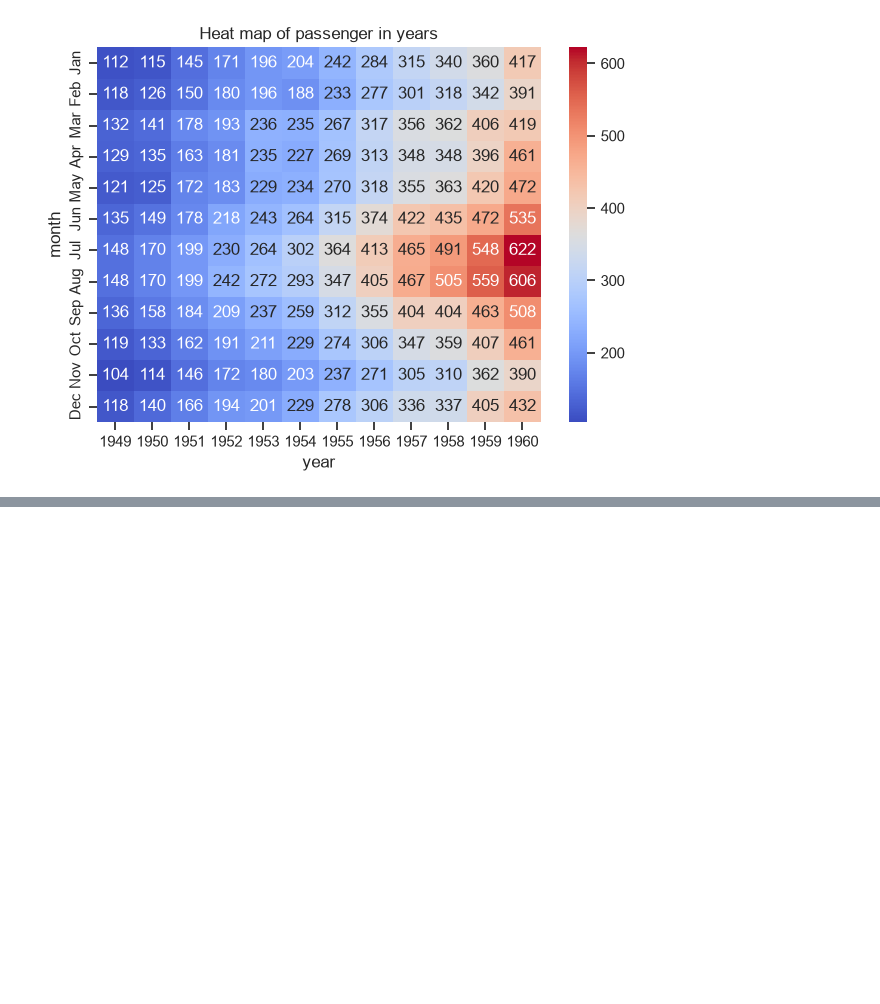
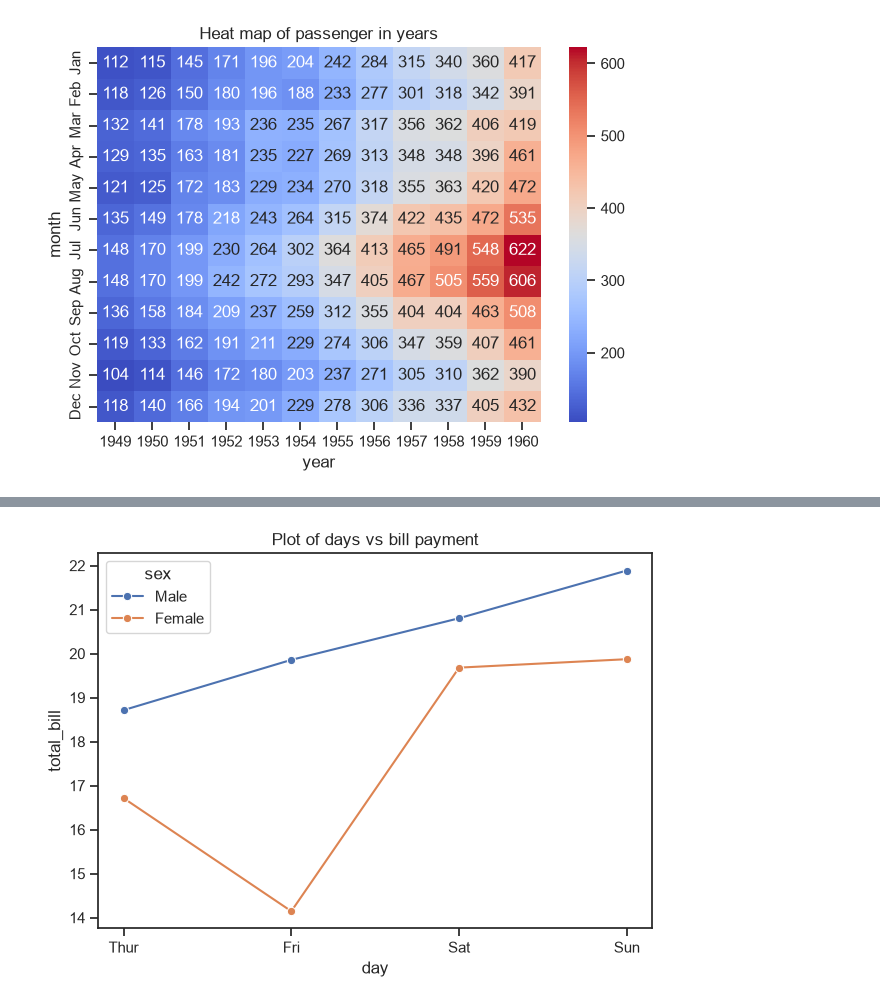
Before and after one commit to hamzakhanafridi/Machine_Learning_Complete_Course_With_Codes_-_Projects, a Jupyter notebook: Day- 19 (Remaining Matplotlib And Seaborn)/code_seaborn.ipynb, the cells around one changed output, grey strips where cells are left out. Drawn from its saved outputs; the diff is of its cells as text; code cells hidden in the pictures; blank space fills up the shorter version.

Commit message:
Data Visuallization part using Seaborn completed

```diff
--- a/Day- 19 (Remaining Matplotlib And Seaborn)/code_seaborn.ipynb
+++ b/Day- 19 (Remaining Matplotlib And Seaborn)/code_seaborn.ipynb
@@ -175,0 +185,16 @@ plt.tight_layout()
+# %%
+# Using Matplotlib and Seaborn at one place
+fig, ax= plt.subplots()
+sns.lineplot(
+    data=tip,
+    x='day',
+    y='total_bill',
+    hue='sex',
+    marker='o',
+    errorbar=None
+)
+
+ax.set_title('Plot of days vs bill payment')
+fig.tight_layout()
+# %% [output]
+[figure, added]
```
Also changed, not shown: parts of 1 cell of this notebook.
